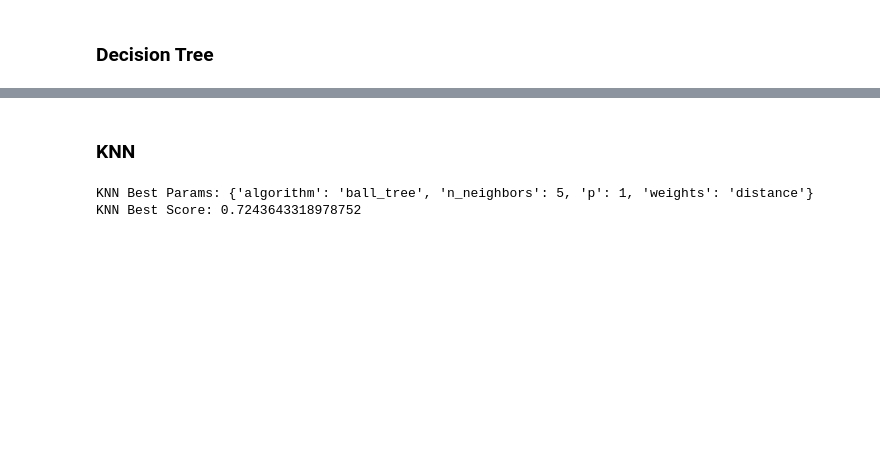
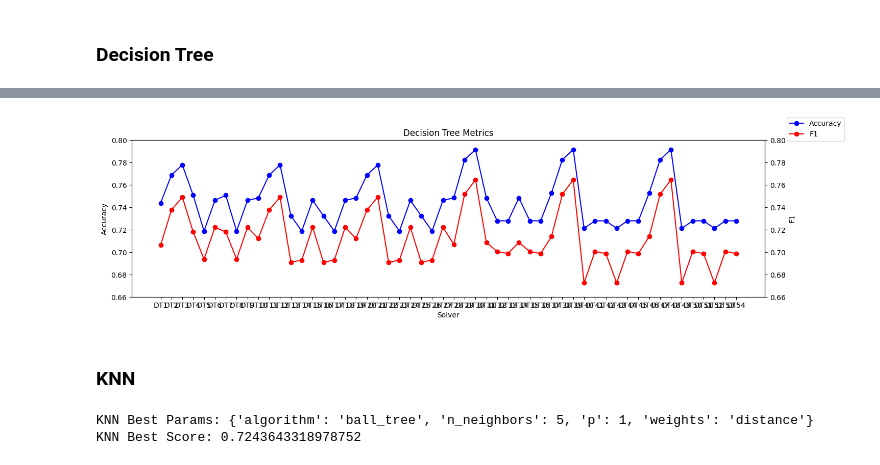
Before and after one commit to tikkikkit21/WeatherML, a Jupyter notebook: research.ipynb, the cells around one changed output, grey strips where cells are left out. Saved outputs shown, nothing was run; the diff lists cells and outputs as text; code cells hidden in the pictures; blank space fills up the shorter version.

```diff
--- a/research.ipynb
+++ b/research.ipynb
@@ -387 +439,17 @@ DecisionTree Best Params: {'criterion': 'entropy', 'max_depth': 10, 'max_feature
 DecisionTree Best Score: 0.7644059676758818
+# %%
+i = 0
+dt_codes = []
+dt_acc = []
+dt_f1 = []
+for param in dt_grid.cv_results_['params']:
+    code = f'DT{i + 1}'
+    dt_codes.append(code)
+    acc = dt_grid.cv_results_['mean_test_accuracy'][i]
+    dt_acc.append(acc)
+    f1 = dt_grid.cv_results_['mean_test_f1_macro'][i]
+    dt_f1.append(f1)
+    print(f'{code}:', param)
+    print(f' - Acc:', acc)
+    print(f' - F1: ', f1)
+    i += 1
@@ -388,3 +474,20 @@ DecisionTree Best Score: 0.7644059676758818
+# %%
+fig, ax1 = plt.subplots(figsize=(16,4))
+
+ax1.plot(dt_codes, dt_acc, 'b-', label='Accuracy', marker='o')
+ax1.set_xlabel('Solver')
+ax1.set_ylabel('Accuracy')
+ax1.set_ylim(0.66, 0.80)
+
+ax2 = ax1.twinx()
+ax2.plot(dt_codes, dt_f1, 'r-', label='F1', marker='o')
+ax2.set_ylabel('F1')
+ax2.set_ylim(0.66, 0.80)
+
+plt.title('Decision Tree Metrics')
+fig.legend(loc='upper right');
+# %% [output]
+[figure, added]
 # %% [markdown]
 ### KNN
 # %%
```
Also changed, not shown: parts of 10 cells of this notebook.
